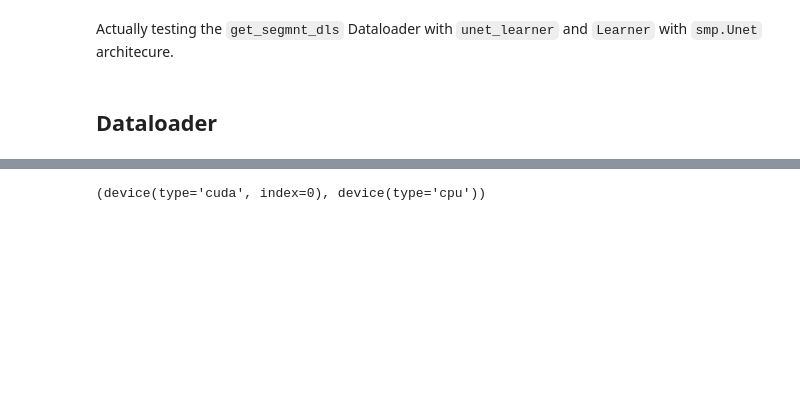
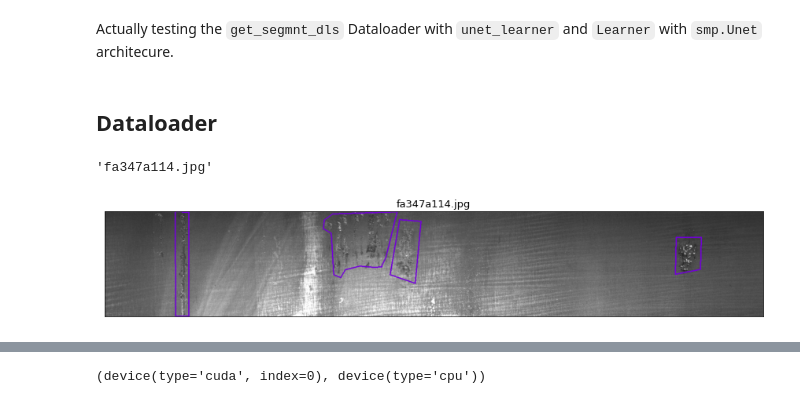
Before and after one commit to marcomatteo/steel_segmentation, a Jupyter notebook: nbs/_11_resnet18-UNET.ipynb, the cells around one changed output, grey strips where cells are left out. Cells and saved outputs as stored; diff of their text form; code cells hidden in the pictures; blank space fills up the shorter version.

```diff
--- a/nbs/_11_resnet18-UNET.ipynb
+++ b/nbs/_11_resnet18-UNET.ipynb
@@ -62,3 +63,14 @@ Actually testing the `get_segmnt_dls` Dataloader with `unet_learner` and `Learne
 ## Dataloader
 # %%
 device = torch.device("cuda" if torch.cuda.is_available() else "cpu")
+# %%
+img_id = train_pfiles[110].name; img_id
+# %% [output]
+'fa347a114.jpg'
+# %%
+img = cv2.imread(str(train_path/img_id))
+# %%
+_, mask = make_mask(img_id);
+plot_mask_image(img_id, img, mask)
+# %% [output]
+[figure, added]
```
Also changed, not shown: parts of 44 cells of this notebook, 6 other files.
